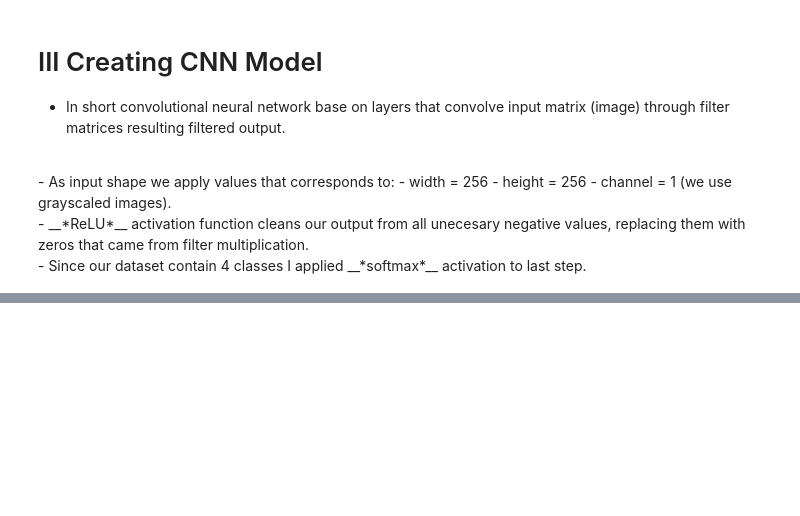
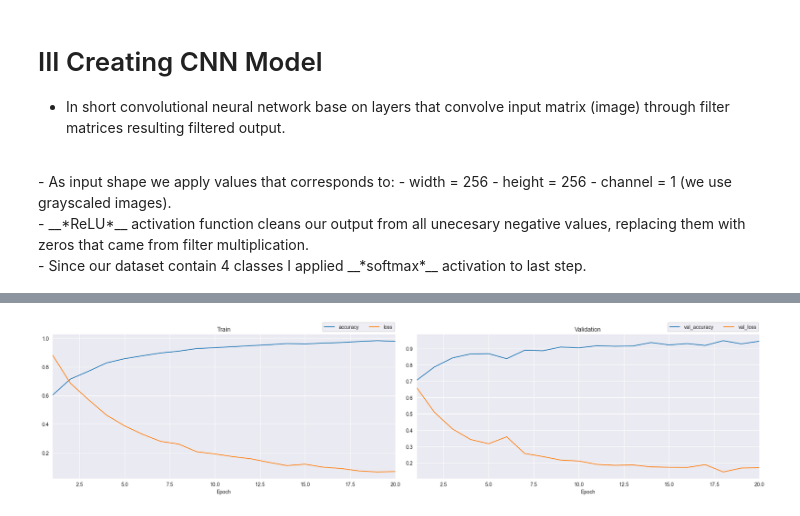
Before and after one commit to gracjan-p/brain-tumors, a Jupyter notebook: brain-tumors-analysis.ipynb, the cells around one changed output, grey strips where cells are left out. Saved outputs shown, nothing was run; the diff lists cells and outputs as text; code cells hidden in the pictures; blank space fills up the shorter version.

```diff
--- a/brain-tumors-analysis.ipynb
+++ b/brain-tumors-analysis.ipynb
@@ -157,0 +172,7 @@ plt.show()
+# %%
+class_weights = dict()
+
+for i, label in enumerate(label_names):
+    class_weights[i] = len(data) / labels_len[label] * len(labels_len)
+
+print(class_weights)
@@ -173,5 +199,5 @@ print(batch[0].min(), batch[0].max(), sep='\n')
 # %%
-data = data.map(lambda x, y: (x/255, y))
+data = data.map(lambda x, y: (x/200, y))
 # %%
 iterator = data.as_numpy_iterator()
 batch = iterator.next()
@@ -257,7 +296,7 @@ def create_model(num_filters = 16, kernel_size = 3, learning_rate = 0, regulate
 
     model = Sequential()
 
-    model.add(Input(shape=(512, 512, 1)))
+    model.add(Input(shape=(256, 256, 1)))
 
     model.add(Conv2D(num_filters, (kernel_size, kernel_size), 1, activation='relu'))
     model.add(MaxPooling2D())
@@ -269,8 +308,8 @@ def create_model(num_filters = 16, kernel_size = 3, learning_rate = 0, regulate
     model.add(MaxPooling2D())
 
     model.add(Flatten())
-    model.add(Dense(512, activation='relu'))
-    model.add(Dropout(0.5))
+    model.add(Dense(256, activation='relu'))
+    model.add(Dropout(0.7))
     model.add(Dense(3, activation='softmax'))
 
     model.compile(optimizer=Adam(learning_rate=learning_rate), loss='sparse_categorical_crossentropy', metrics=['accuracy'])
@@ -284,2 +343,3 @@ callback_board = tf.keras.callbacks.TensorBoard('data_processed_imgs')
 # %%
-hist = model.fit(train, epochs=10, validation_data=val, callbacks=[callback_board])
+n_epochs = 20
+hist = model.fit(train, epochs=n_epochs, validation_data=val, class_weight=class_weights)
@@ -286,20 +364,22 @@ hist = model.fit(train, epochs=10, validation_data=val, callbacks=[callback_boar
 # %%
 acc_labels = list(hist.history.keys())
 
 fig, axes = plt.subplots(nrows=1, ncols=2, figsize=(20, 5))
 for i in range(4):
-    fig = sb.lineplot(y=hist.history[acc_labels[i]], x=[x for x in range(1, 11, 1)], label=acc_labels[i], ax=axes[i//2])
+    fig = sb.lineplot(y=hist.history[acc_labels[i]], x=[x for x in range(1, n_epochs+1, 1)], label=acc_labels[i], ax=axes[i//2])
     axes[i//2].legend(loc='lower right', bbox_to_anchor=(1.005, 1), ncol=2)
 
 axes[0].set_title('Train')
 axes[0].set_xlabel('Epoch')
-axes[0].set_xlim([1, 10])
+axes[0].set_xlim([1, n_epochs])
 
 axes[1].set_title('Validation')
 axes[1].set_xlabel('Epoch')
-axes[1].set_xlim([1, 10])
+axes[1].set_xlim([1, n_epochs])
 
 plt.tight_layout()
+# %% [output]
+[figure, added]
 # %%
 y_true = []
 y_pred = []
```
Also changed, not shown: parts of 15 cells of this notebook.
